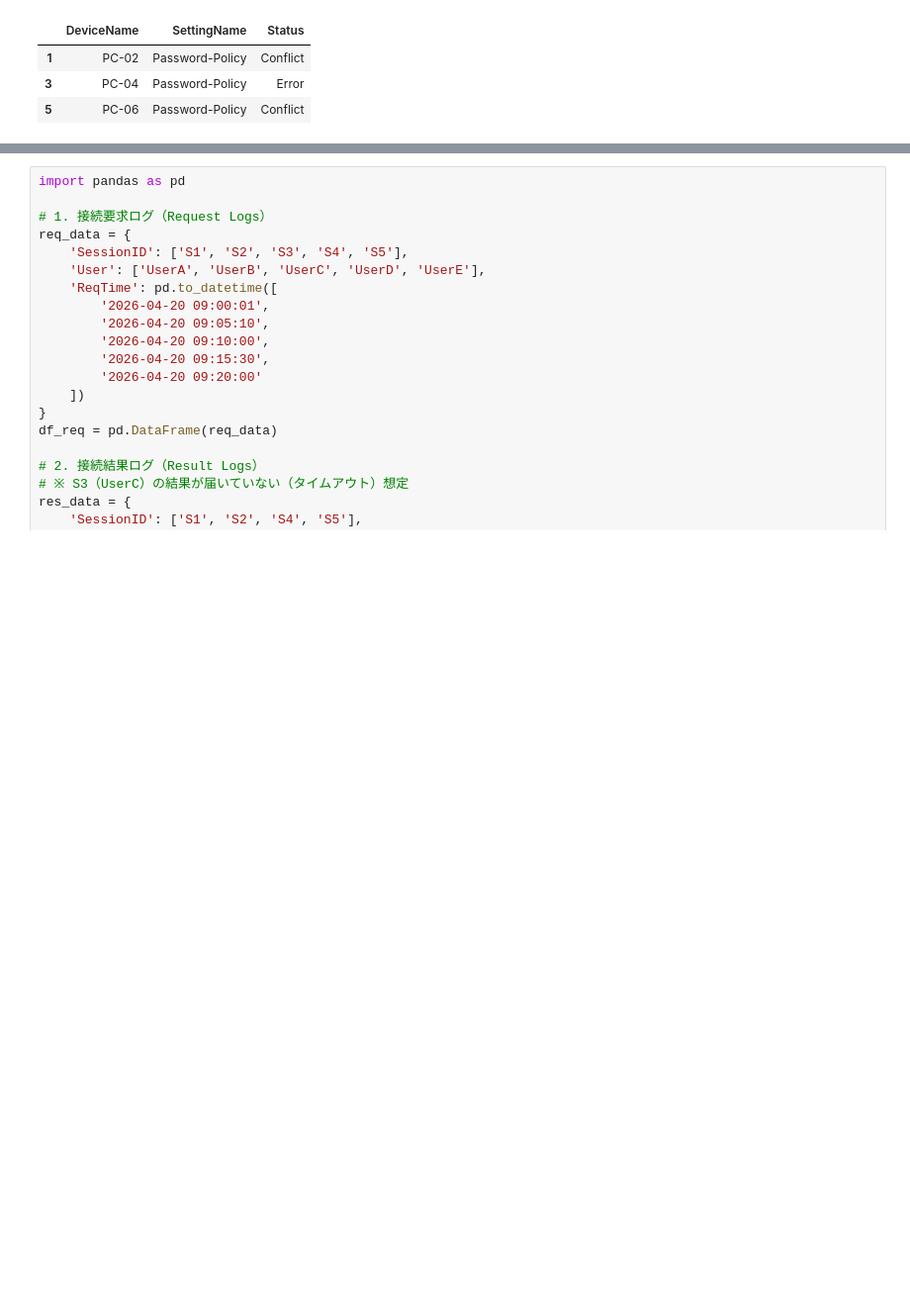
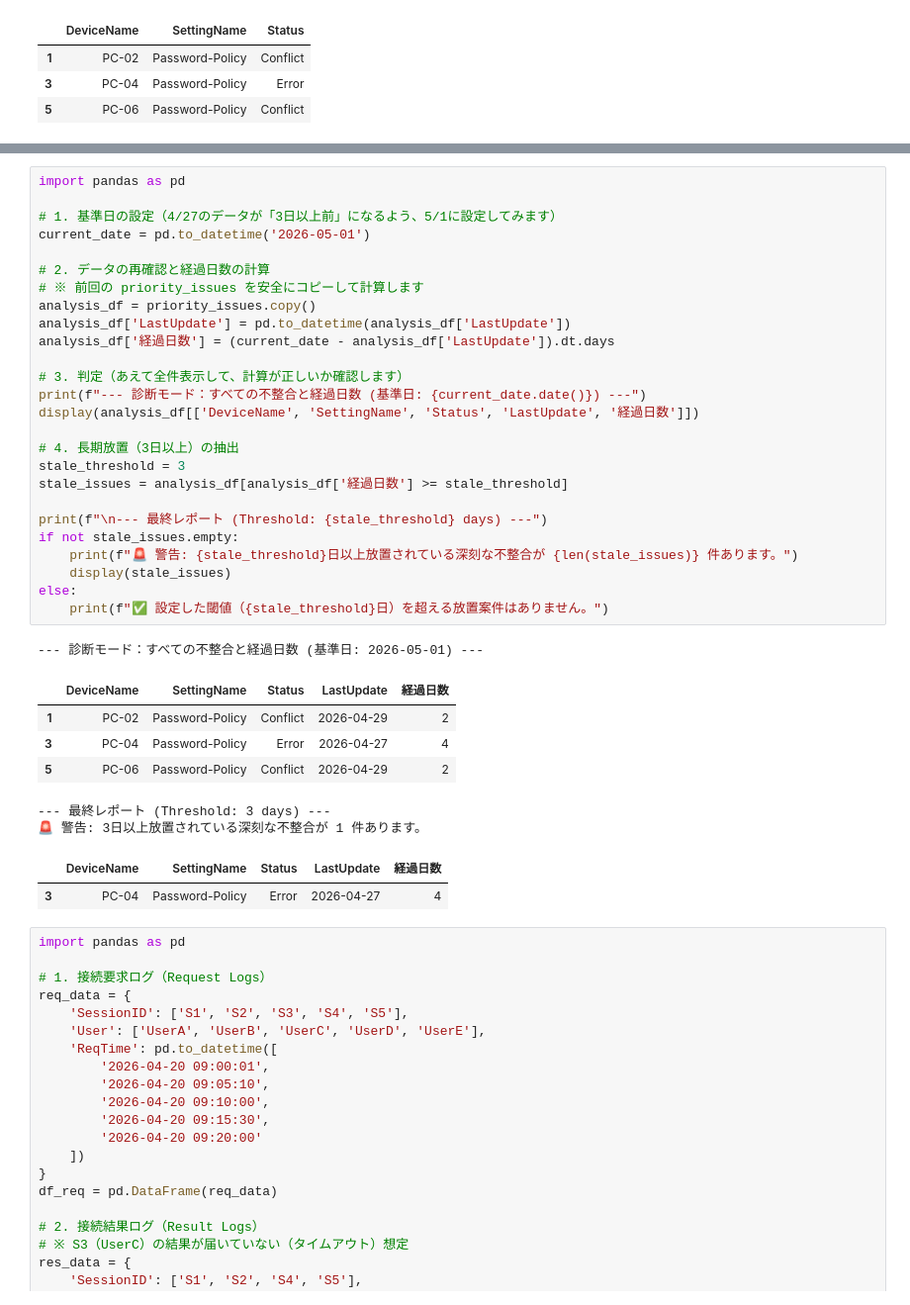
Before and after one commit to Koji-Accounting-Tech/D365-Finance-Data-Validator, a Jupyter notebook: D365_Data_Processing.ipynb, the cells around one changed output, grey strips where cells are left out. Shown at 99% size. Drawn from its saved outputs; the diff is of its cells as text; blank space fills up the shorter version.

```diff
--- a/D365_Data_Processing.ipynb
+++ b/D365_Data_Processing.ipynb
@@ -81,3 +110,39 @@ else:
+# %%
+import pandas as pd
+
+# 1. 基準日の設定（4/27のデータが「3日以上前」になるよう、5/1に設定してみます）
+current_date = pd.to_datetime('2026-05-01')
+
+# 2. データの再確認と経過日数の計算
+# ※ 前回の priority_issues を安全にコピーして計算します
+analysis_df = priority_issues.copy()
+analysis_df['LastUpdate'] = pd.to_datetime(analysis_df['LastUpdate'])
+analysis_df['経過日数'] = (current_date - analysis_df['LastUpdate']).dt.days
+
+# 3. 判定（あえて全件表示して、計算が正しいか確認します）
+print(f"--- 診断モード：すべての不整合と経過日数 (基準日: {current_date.date()}) ---")
+display(analysis_df[['DeviceName', 'SettingName', 'Status', 'LastUpdate', '経過日数']])
+
+# 4. 長期放置（3日以上）の抽出
+stale_threshold = 3
+stale_issues = analysis_df[analysis_df['経過日数'] >= stale_threshold]
+
+print(f"\n--- 最終レポート (Threshold: {stale_threshold} days) ---")
+if not stale_issues.empty:
+    print(f"🚨 警告: {stale_threshold}日以上放置されている深刻な不整合が {len(stale_issues)} 件あります。")
+    display(stale_issues)
+else:
+    print(f"✅ 設定した閾値（{stale_threshold}日）を超える放置案件はありません。")
+# %% [output]
+--- 診断モード：すべての不整合と経過日数 (基準日: 2026-05-01) ---
+|  | DeviceName | SettingName | Status | LastUpdate | 経過日数 |
+| 1 | PC-02 | Password-Policy | Conflict | 2026-04-29 | 2 |
+| 3 | PC-04 | Password-Policy | Error | 2026-04-27 | 4 |
+| 5 | PC-06 | Password-Policy | Conflict | 2026-04-29 | 2 |
+--- 最終レポート (Threshold: 3 days) ---
+🚨 警告: 3日以上放置されている深刻な不整合が 1 件あります。
+|  | DeviceName | SettingName | Status | LastUpdate | 経過日数 |
+| 3 | PC-04 | Password-Policy | Error | 2026-04-27 | 4 |
 # %%
 import pandas as pd
 
```
Also changed, not shown: parts of 1 cell of this notebook.
